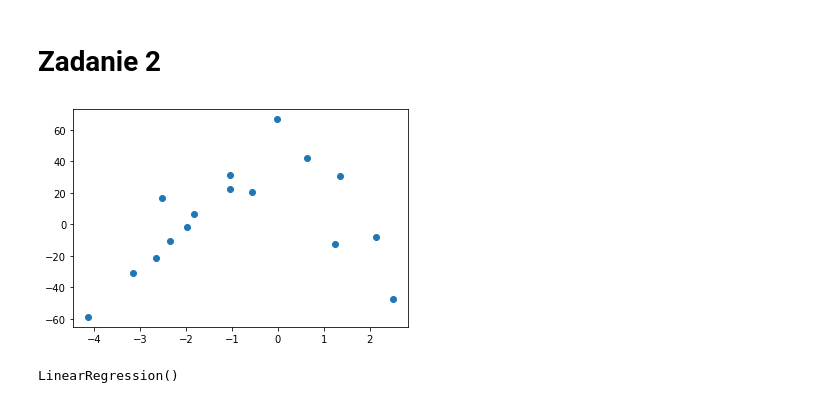
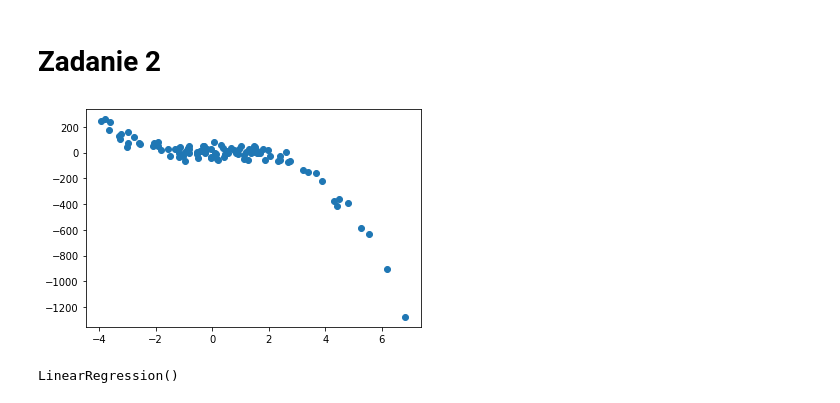
Before and after one commit to 11jolek11/BigData, a Jupyter notebook: List1.ipynb, the cells around one changed output. Cells and saved outputs as stored; diff of their text form; code cells hidden in the pictures.

Commit message:
Polynomial improved

```diff
--- a/List1.ipynb
+++ b/List1.ipynb
@@ -79,17 +79,18 @@ plt.plot(x_train,
 # %% [markdown]
 # Zadanie 2
 # %%
-def make_polynomial_regression(n_samples=100.0, noise=0.0):
-    X = 2.5*np.random.randn(n_samples, 1)
-    y = 4 + 2*X + (-4)*X**2 + noise*np.random.randn(n_samples, 1)
+def make_polynomial_regression(n_samples=100.0, noise=0.1):
+    X = np.sort(2.5*np.random.randn(n_samples, 1))
+    y = 4 + 2*X + (-4)*X**3 + noise*np.random.randn(n_samples, 1)
     return X, y
 
 
-n = 16
+n = 100
 noise = 30
 x_data, y_data = make_polynomial_regression(n, noise)
+
 plt.scatter(x_data, y_data)
 plt.show()
 # %% [output]
-[figure, old version]
+[figure, new version]
 # %%
```
Also changed, not shown: parts of 6 cells of this notebook.
